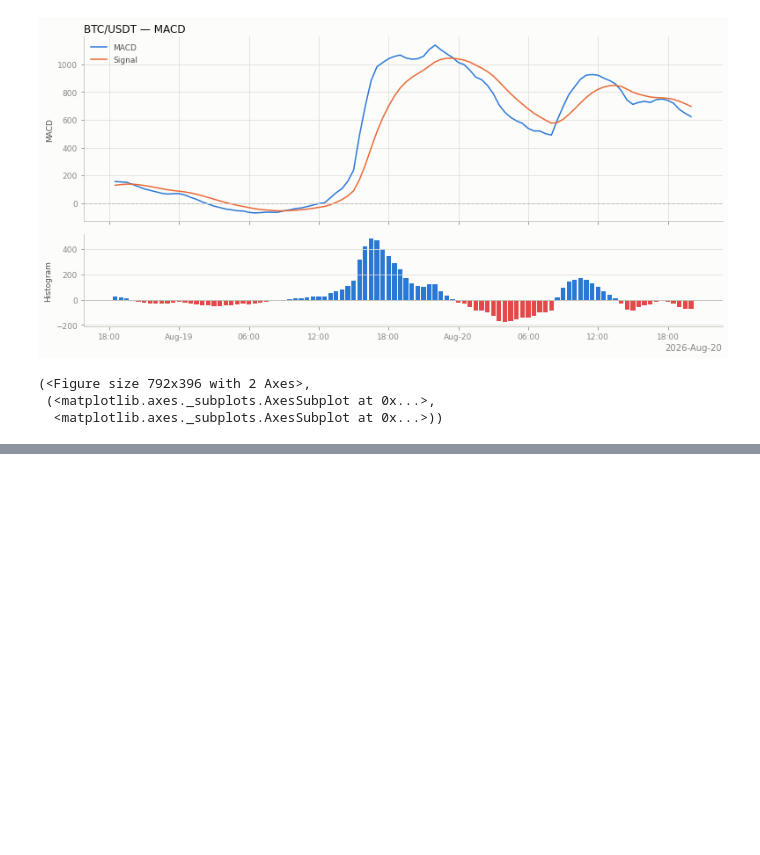
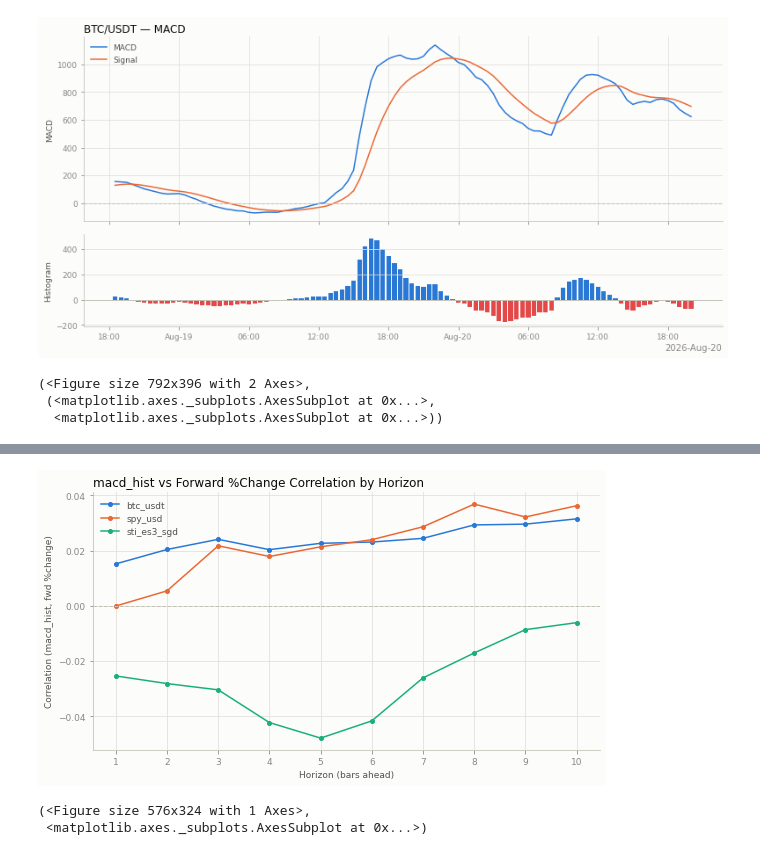
Before and after one commit to SuppanatP/AlgoGoneCrazy, a Jupyter notebook: visualization/eda.ipynb, the cells around one changed output, grey strips where cells are left out. Saved outputs shown, nothing was run; the diff lists cells and outputs as text; code cells hidden in the pictures; blank space fills up the shorter version.

Commit message:
Added corr

```diff
--- a/visualization/eda.ipynb
+++ b/visualization/eda.ipynb
@@ -520,0 +562,33 @@ plot_macd(random_100, 'btc_usdt', label='BTC/USDT')
+# %%
+def plot_forward_corr(corr_df, figsize=(8, 4.5), col='rsi'):
+    """Line chart of correlation between a given indicator and forward % change across horizons, by instrument."""
+    fig, ax = plt.subplots(figsize=figsize)
+    fig.patch.set_facecolor('#fcfcfb')
+    ax.set_facecolor('#fcfcfb')
+
+    for inst, g in corr_df.groupby('instrument_id'):
+        g = g.sort_values('horizon')
+        color = PRODUCT_COLORS.get(inst, '#2a78d6')
+        ax.plot(g['horizon'], g['corr'], color=color, linewidth=1.5, marker='o', markersize=4, label=inst)
+
+    ax.axhline(0, color='#c3c2b7', linewidth=1, linestyle='--')
+    ax.set_xlabel('Horizon (bars ahead)', color='#52514e', fontsize=9)
+    ax.set_ylabel(f'Correlation ({col}, fwd %change)', color='#52514e', fontsize=9)
+    ax.set_title(f'{col} vs Forward %Change Correlation by Horizon', loc='left', fontsize=12, color='#0b0b0b')
+    ax.set_xticks(list(corr_df['horizon'].unique()))
+    ax.grid(True, color='#e1e0d9', linewidth=0.8)
+    legend = ax.legend(loc='best', frameon=False, fontsize=9)
+    for text in legend.get_texts():
+        text.set_color('#52514e')
+    ax.spines['top'].set_visible(False)
+    ax.spines['right'].set_visible(False)
+    ax.spines['left'].set_color('#c3c2b7')
+    ax.spines['bottom'].set_color('#c3c2b7')
+    ax.tick_params(colors='#898781', labelsize=9)
+
+    fig.tight_layout()
+    plt.show()
+    return fig, ax
+# %%
+corr_df = forward_corr(dfs['market_bars_30m_df'])
+corr_df.pivot(index='horizon', columns='instrument_id', values='corr')
@@ -520,0 +608,6 @@ plot_macd(random_100, 'btc_usdt', label='BTC/USDT')
+# %%
+plot_forward_corr(corr_df, col='rsi')
+# %% [output]
+[figure, added]
+(<Figure size 576x324 with 1 Axes>,
+ <matplotlib.axes._subplots.AxesSubplot at 0x...>)
```
Also changed, not shown: parts of 9 cells of this notebook.
